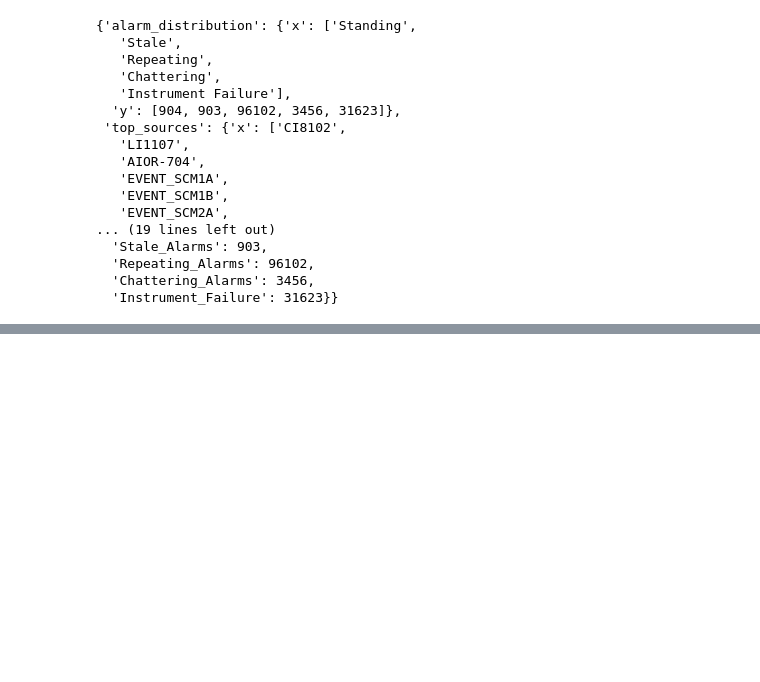
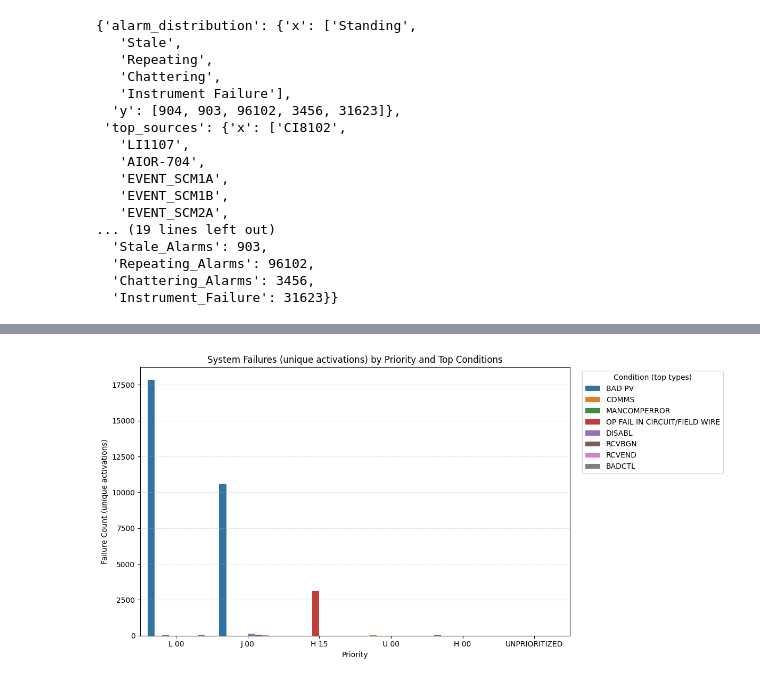
Before and after one commit to AhsanBilal157/Engro_Project_Analysis, a Jupyter notebook: Final_Calculations.ipynb, the cells around one changed output, grey strips where cells are left out. Saved outputs shown, nothing was run; the diff lists cells and outputs as text; code cells hidden in the pictures; blank space fills up the shorter version.

```diff
--- a/Final_Calculations.ipynb
+++ b/Final_Calculations.ipynb
@@ -1038,0 +1415,4 @@ generate_alarm_dashboard(standing_alarm_analyses, chattering_alarm_analyses)
+# %%
+system_failure = failures_by_priority_from_unique_alarms(df, show_plot=True)
+# %% [output]
+[figure, added]
```
Also changed, not shown: parts of 9 cells of this notebook.
